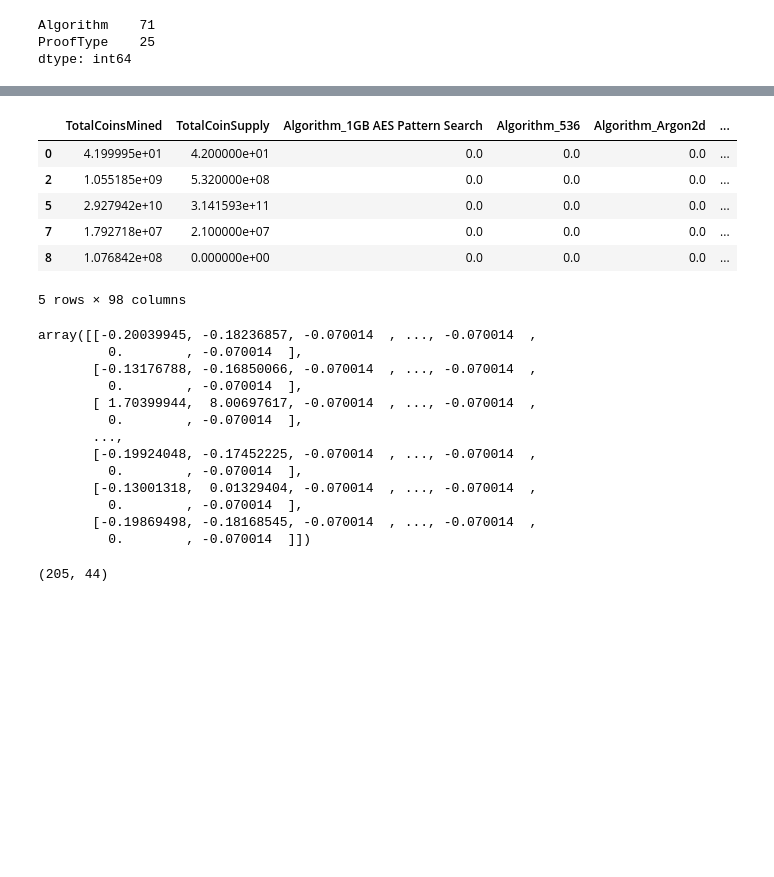
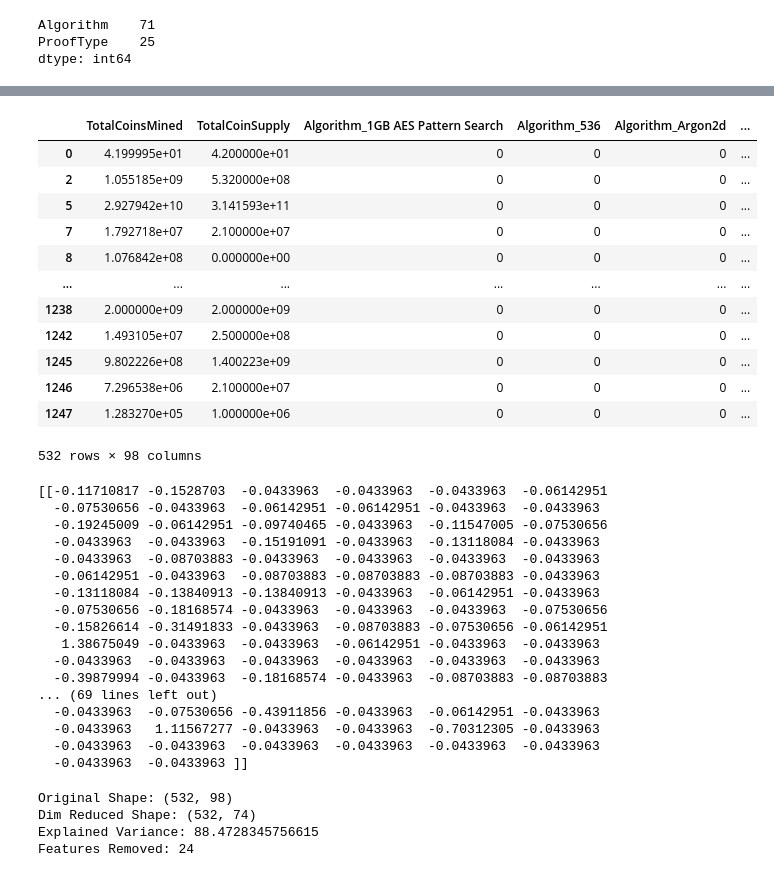
Before and after one commit to dkletter/unsupervised-learning, a Jupyter notebook: cryptoclusters.ipynb, the cells around one changed output, grey strips where cells are left out. Saved outputs shown, nothing was run; the diff lists cells and outputs as text; code cells hidden in the pictures; blank space fills up the shorter version.

```diff
--- a/cryptoclusters.ipynb
+++ b/cryptoclusters.ipynb
@@ -231,40 +213,58 @@ encode_df.head()
-# %%
-# Merge one hot encoded features and drop the originals
-df = df.merge(encode_df, left_index=True, right_index=True)
-df = df.drop(df_cat, 1)
-df.head()
-# %% [output]
-|  | TotalCoinsMined | TotalCoinSupply | Algorithm_1GB AES Pattern Search | Algorithm_536 | Algorithm_Argon2d | ... |
-| 0 | 4.199995e+01 | 4.200000e+01 | 0.0 | 0.0 | 0.0 | ... |
-| 2 | 1.055185e+09 | 5.320000e+08 | 0.0 | 0.0 | 0.0 | ... |
-| 5 | 2.927942e+10 | 3.141593e+11 | 0.0 | 0.0 | 0.0 | ... |
-| 7 | 1.792718e+07 | 2.100000e+07 | 0.0 | 0.0 | 0.0 | ... |
-| 8 | 1.076842e+08 | 0.000000e+00 | 0.0 | 0.0 | 0.0 | ... |
-5 rows × 98 columns
+# %%
+# Use get_dummies() to convert the remaining features with text values into numerical data
+dummy_df = pd.get_dummies(df)
+dummy_df
+# %% [output]
+|  | TotalCoinsMined | TotalCoinSupply | Algorithm_1GB AES Pattern Search | Algorithm_536 | Algorithm_Argon2d | ... |
+| 0 | 4.199995e+01 | 4.200000e+01 | 0 | 0 | 0 | ... |
+| 2 | 1.055185e+09 | 5.320000e+08 | 0 | 0 | 0 | ... |
+| 5 | 2.927942e+10 | 3.141593e+11 | 0 | 0 | 0 | ... |
+| 7 | 1.792718e+07 | 2.100000e+07 | 0 | 0 | 0 | ... |
+| 8 | 1.076842e+08 | 0.000000e+00 | 0 | 0 | 0 | ... |
+| ... | ... | ... | ... | ... | ... | ... |
+| 1238 | 2.000000e+09 | 2.000000e+09 | 0 | 0 | 0 | ... |
+| 1242 | 1.493105e+07 | 2.500000e+08 | 0 | 0 | 0 | ... |
+| 1245 | 9.802226e+08 | 1.400223e+09 | 0 | 0 | 0 | ... |
+| 1246 | 7.296538e+06 | 2.100000e+07 | 0 | 0 | 0 | ... |
+| 1247 | 1.283270e+05 | 1.000000e+06 | 0 | 0 | 0 | ... |
+532 rows × 98 columns
 # %%
 # Standardize the dataset
-scaled_df = StandardScaler().fit_transform(df)
-scaled_df
+scaled_df = StandardScaler().fit_transform(dummy_df)
+print(scaled_df[0:5])
 # %% [output]
-array([[-0.20039945, -0.18236857, -0.070014  , ..., -0.070014  ,
-         0.        , -0.070014  ],
-       [-0.13176788, -0.16850066, -0.070014  , ..., -0.070014  ,
-         0.        , -0.070014  ],
-       [ 1.70399944,  8.00697617, -0.070014  , ..., -0.070014  ,
-         0.        , -0.070014  ],
-       ...,
-       [-0.19924048, -0.17452225, -0.070014  , ..., -0.070014  ,
-         0.        , -0.070014  ],
-       [-0.13001318,  0.01329404, -0.070014  , ..., -0.070014  ,
-         0.        , -0.070014  ],
-       [-0.19869498, -0.18168545, -0.070014  , ..., -0.070014  ,
-         0.        , -0.070014  ]])
+[[-0.11710817 -0.1528703  -0.0433963  -0.0433963  -0.0433963  -0.06142951
+  -0.07530656 -0.0433963  -0.06142951 -0.06142951 -0.0433963  -0.0433963
+  -0.19245009 -0.06142951 -0.09740465 -0.0433963  -0.11547005 -0.07530656
+  -0.0433963  -0.0433963  -0.15191091 -0.0433963  -0.13118084 -0.0433963
+  -0.0433963  -0.08703883 -0.0433963  -0.0433963  -0.0433963  -0.0433963
+  -0.06142951 -0.0433963  -0.08703883 -0.08703883 -0.08703883 -0.0433963
+  -0.13118084 -0.13840913 -0.13840913 -0.0433963  -0.06142951 -0.0433963
+  -0.07530656 -0.18168574 -0.0433963  -0.0433963  -0.0433963  -0.07530656
+  -0.15826614 -0.31491833 -0.0433963  -0.08703883 -0.07530656 -0.06142951
+   1.38675049 -0.0433963  -0.0433963  -0.06142951 -0.0433963  -0.0433963
+  -0.0433963  -0.0433963  -0.0433963  -0.0433963  -0.0433963  -0.0433963
+  -0.39879994 -0.0433963  -0.18168574 -0.0433963  -0.08703883 -0.08703883
+... (69 lines left out)
+  -0.0433963  -0.07530656 -0.43911856 -0.0433963  -0.06142951 -0.0433963
+  -0.0433963   1.11567277 -0.0433963  -0.0433963  -0.70312305 -0.0433963
+  -0.0433963  -0.0433963  -0.0433963  -0.0433963  -0.0433963  -0.0433963
+  -0.0433963  -0.0433963 ]]
 # %%
 # Initialize PCA model
 pca = PCA(n_components=0.90)
 
 # Perform dimensionality reduction with PCA
 principal_components = pca.fit_transform(scaled_df)
-principal_components.shape
+
+print(f'Original Shape: {scaled_df.shape}')
+print(f'Dim Reduced Shape: {principal_components.shape}')
+print(f'Explained Variance: {pca.explained_variance_.sum()}')
+result = tuple(map(lambda i, j: i - j, scaled_df.shape, principal_components.shape))
+(rows, features) = result
+print(f'Features Removed: {features}')
 # %% [output]
-(205, 44)
+Original Shape: (532, 98)
+Dim Reduced Shape: (532, 74)
+Explained Variance: 88.4728345756615
+Features Removed: 24
```
Also changed, not shown: parts of 19 cells of this notebook.
